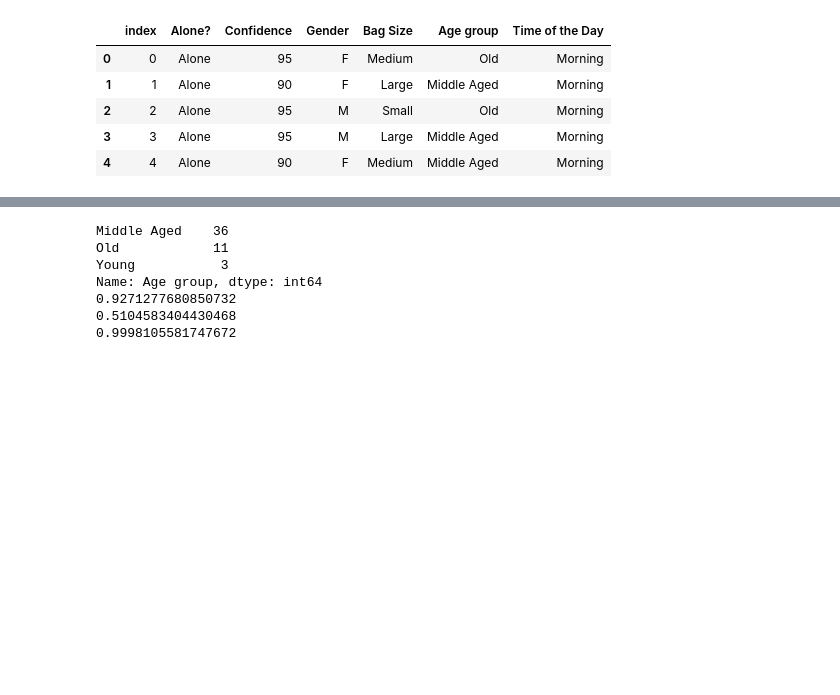
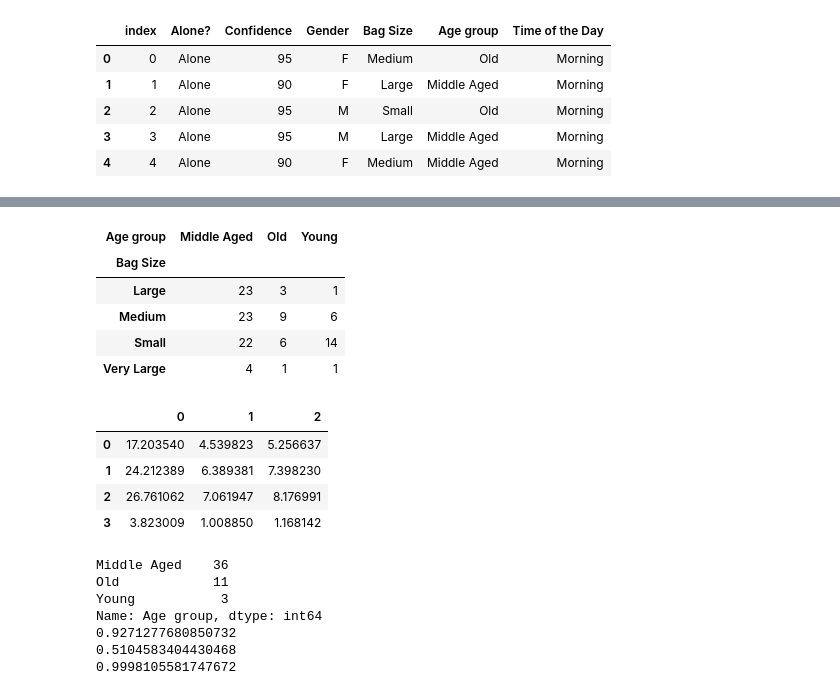
Before and after one commit to FelipeAvila2/Python-SQL-Tableau-Data-Analytics-Project, a Jupyter notebook: coding.ipynb, the cells around one changed output, grey strips where cells are left out. Drawn from its saved outputs; the diff is of its cells as text; code cells hidden in the pictures; blank space fills up the shorter version.

```diff
--- a/coding.ipynb
+++ b/coding.ipynb
@@ -265,7 +265,8 @@ data_clean.head()
 
 test = pd.crosstab(data['Bag Size'],data['Age group'])
 
-st.chi2_contingency(np.array(test))
+print(st.chi2_contingency(np.array(test)))
+table = st.chi2_contingency(np.array(test))[3]
 
 # we cannot discard that the columns are independent
 # %% [output]
@@ -279,3 +277,18 @@ st.chi2_contingency(np.array(test))
+# %%
+display(test)
+display(pd.DataFrame(table))
+# %% [output]
+| Age group | Middle Aged | Old | Young |
+| Bag Size |  |  |  |
+| Large | 23 | 3 | 1 |
+| Medium | 23 | 9 | 6 |
+| Small | 22 | 6 | 14 |
+| Very Large | 4 | 1 | 1 |
+|  | 0 | 1 | 2 |
+| 0 | 17.203540 | 4.539823 | 5.256637 |
+| 1 | 24.212389 | 6.389381 | 7.398230 |
+| 2 | 26.761062 | 7.061947 | 8.176991 |
+| 3 | 3.823009 | 1.008850 | 1.168142 |
 # %%
 # exponential distribution to check the probabilities of demand and offer
 
```
Also changed, not shown: 1 other file.
